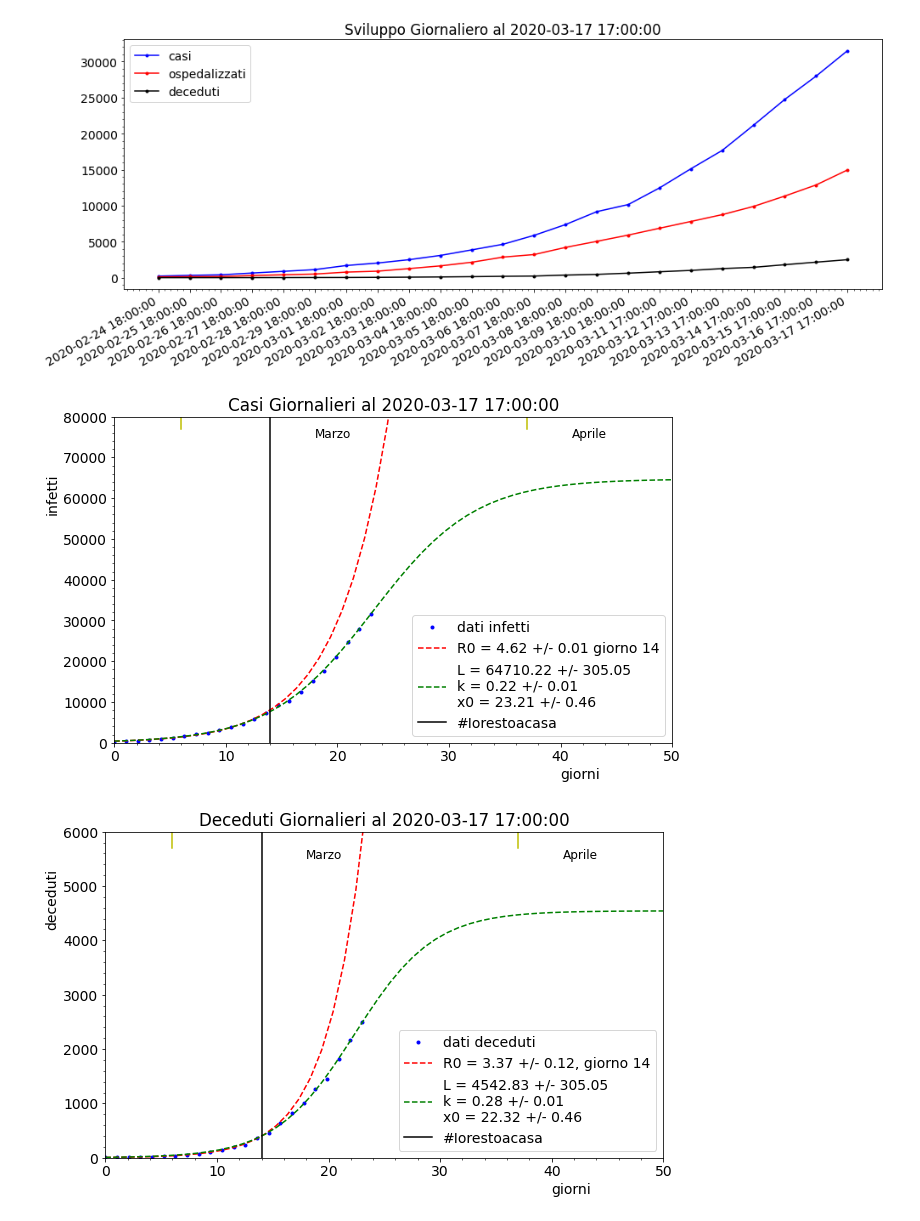
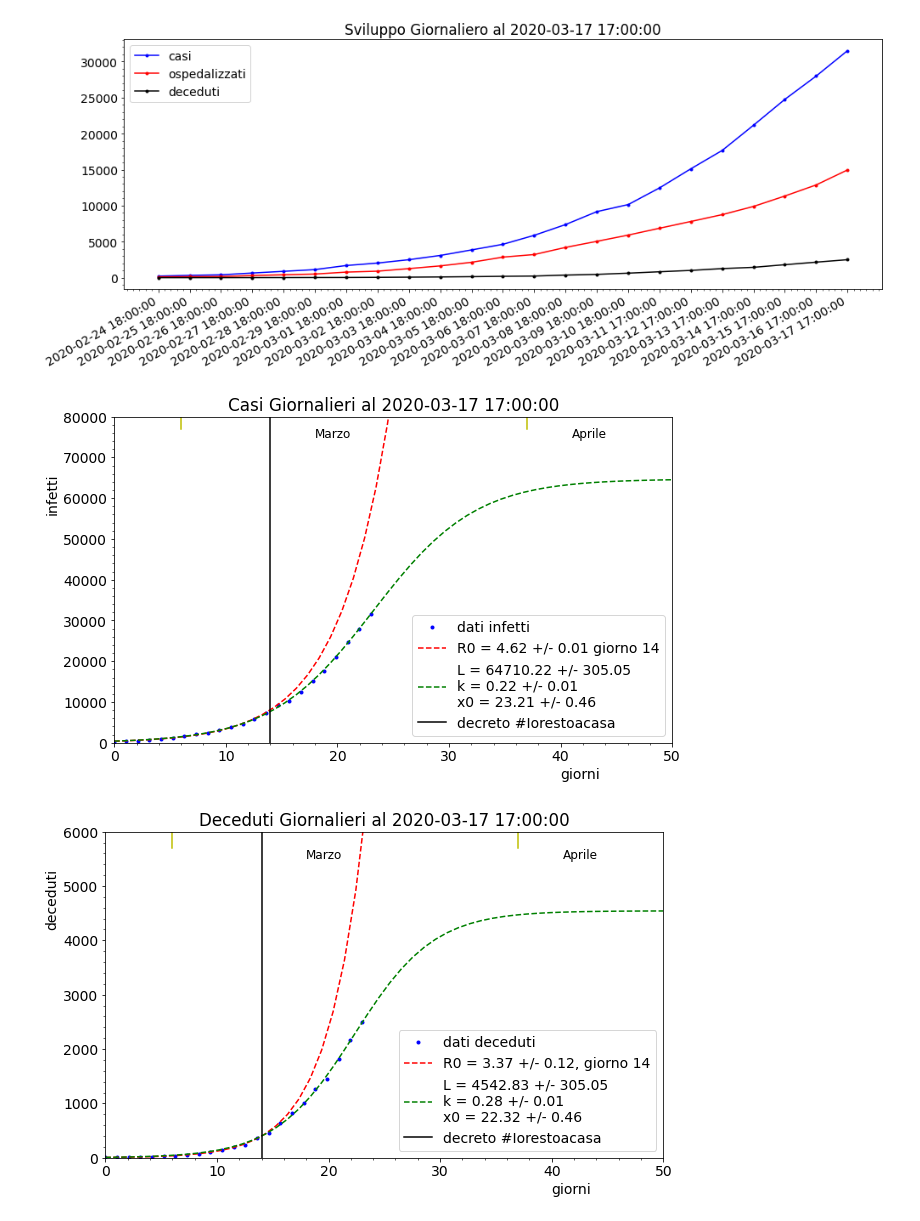
Before and after one commit to lorenzopaolucci/studenti, a Jupyter notebook: covid19.ipynb, the cells around one changed output. Saved outputs shown, nothing was run; the diff lists cells and outputs as text; code cells hidden in the pictures.

```diff
--- a/covid19.ipynb
+++ b/covid19.ipynb
@@ -51,35 +51,35 @@ def Exp(x, p0, p1): # negative exponential
 def Logistic(x, L, k, x0):
     return L / (1. + np.exp(-k * (x - x0)))
 
 from scipy.optimize import curve_fit
 x = np.linspace(0, len(df['data']), len(df['data']))
 
 max_exp_fit = 14
 popt_e,pcov_e = curve_fit(Exp,x[x<max_exp_fit], df['totale_casi'][x<max_exp_fit], p0=[1,2])
 perr_e = np.sqrt(np.diag(pcov))
 fig, ax = plt.subplots(figsize=(10,6))
 ax.plot(x, df['totale_casi'], 'b.', label='dati infetti')
 popt_l,pcov_l = curve_fit(Logistic,x, df['totale_casi'], p0=[4000.,4., 10.])
 perr_l = np.sqrt(np.diag(pcov))
 x=np.linspace(0,50,50)
 ax.plot(x, Exp(x, *popt_e), 'r--', label='R0 = {0:.2f} +/- {1:.2f} giorno {2:d}'.format(popt_e[1], perr_e[1], max_exp_fit))
 ax.plot(x, Logistic(x, *popt_l), 'g--', label='L = {0:.2f} +/- {1:.2f}\nk = {2:.2f} +/- {3:.2f} \
 \nx0 = {4:.2f} +/- {5:.2f}'.format(popt_l[0], perr_l[0], popt_l[1], perr_l[1], popt_l[2], perr_l[2]))
 ax.set_xlim(0,50)
 ax.set_ylim(0,80000)
-ax.plot([14,14], [0,80000], 'k-', label='#Iorestoacasa')
+ax.plot([14,14], [0,80000], 'k-', label='decreto #Iorestoacasa')
 ax.plot([6,6], [77000,80000], 'y-')
 ax.plot([6+31,6+31], [77000,80000], 'y-')
 ax.text(6+35, 75000, 'Aprile', fontsize=12)
 ax.text(6+12, 75000, 'Marzo', fontsize=12)
 ax.set_title('Casi Giornalieri al '+str(np.array(df['data'])[-1]))
 ax.legend(loc=4)
 ax.set_xlabel('giorni', horizontalalignment = 'left', x=0.8)
 ax.set_ylabel('infetti', horizontalalignment = 'left', y=0.7)
 plt.minorticks_on()
 plt.show()
 # %% [output]
-[figure, old version]
+[figure, new version]
 # %%
 x = np.linspace(0, len(df['data']), len(df['data']))
 
@@ -97,7 +97,7 @@ ax.plot(x, Logistic(x, *popt_l), 'g--', label='L = {0:.2f} +/- {1:.2f}\nk = {2:.
 #ax.set_yscale('log')
 ax.set_xlim(0,50)
 ax.set_ylim(0,6000)
-ax.plot([14,14], [0,6000], 'k-', label='#Iorestoacasa')
+ax.plot([14,14], [0,6000], 'k-', label='decreto #Iorestoacasa')
 ax.plot([6,6], [5700,6000], 'y-')
 ax.plot([6+31,6+31], [5700,6000], 'y-')
 ax.text(6+35, 5500, 'Aprile', fontsize=12)
@@ -109,4 +109,4 @@ ax.set_ylabel('deceduti', horizontalalignment = 'left', y=0.7)
 plt.minorticks_on()
 plt.show()
 # %% [output]
-[figure, old version]
+[figure, new version]
```
